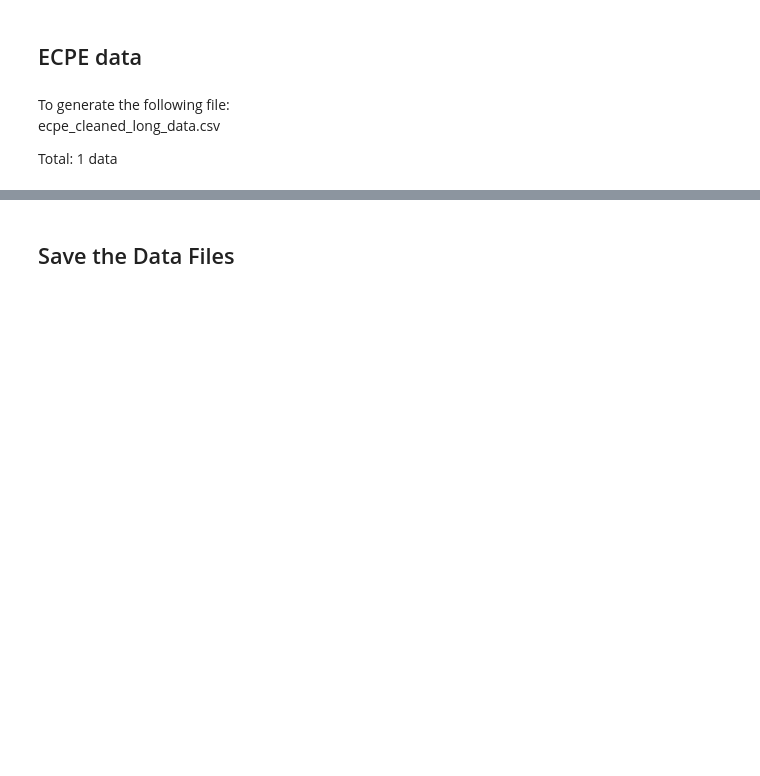
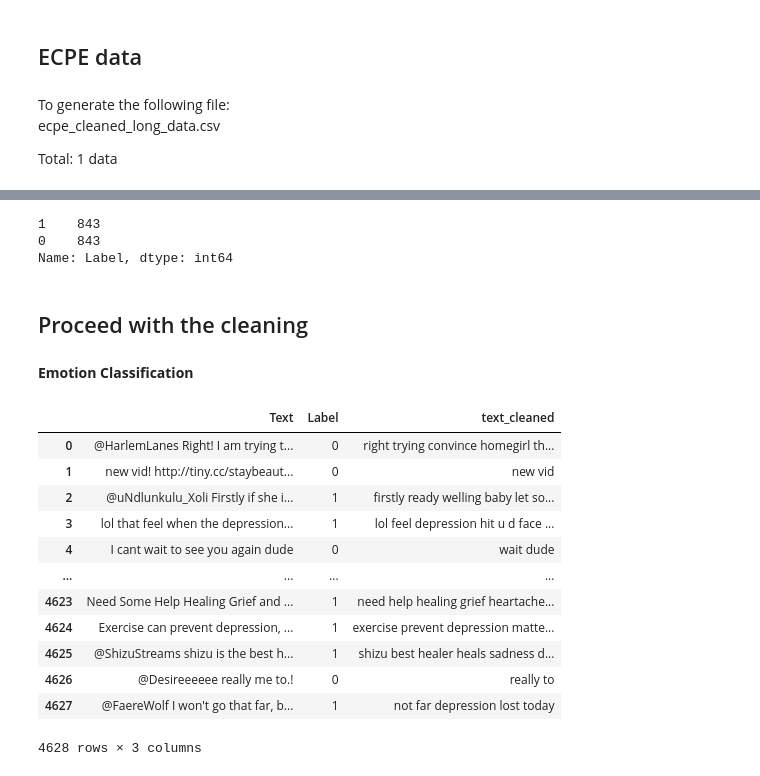
Before and after one commit to nicholasneo78/fyp-ai-for-healthcare, a Jupyter notebook: codes/data-cleaning.ipynb, the cells around one changed output, grey strips where cells are left out. Saved outputs shown, nothing was run; the diff lists cells and outputs as text; code cells hidden in the pictures; blank space fills up the shorter version.

Commit message:
saved change for data preprocessing

```diff
--- a/codes/data-cleaning.ipynb
+++ b/codes/data-cleaning.ipynb
@@ -16,0 +20,4 @@ nltk.stem.WordNetLemmatizer().lemmatize('word')
+# %%
+print(ENGLISH_STOP_WORDS_LIST)
+# remove 'not' as it is quite an import contrast word
+ENGLISH_STOP_WORDS_LIST.remove('not') # only run once
@@ -184,0 +194,13 @@ def ecpe_clean(text):
+# %%
+# load the raw data in
+toy_data = pd.read_csv('./data/toy_data.csv')
+long_text = pd.read_csv('./data/long_text_combined.csv')
+long_text_only_depressed = pd.read_csv('./data/long_text_only_depressed.csv')
+short_text = pd.read_csv('./data/short_text.csv')
+short_text_only_depressed = pd.read_csv('./data/short_text_only_depressed.csv')
+wassa_anger_train_raw = pd.read_csv('./data/wassa_anger_train_raw.csv')
+wassa_anger_dev_raw = pd.read_csv('./data/wassa_anger_dev_raw.csv')
+wassa_fear_train_raw = pd.read_csv('./data/wassa_fear_train_raw.csv')
+wassa_fear_dev_raw = pd.read_csv('./data/wassa_fear_dev_raw.csv')
+wassa_sadness_train_raw = pd.read_csv('./data/wassa_sadness_train_raw.csv')
+wassa_sadness_dev_raw = pd.read_csv('./data/wassa_sadness_dev_raw.csv')
@@ -184,0 +301,17 @@ def ecpe_clean(text):
+# %%
+# toy data
+toy_data_0 = toy_data[toy_data['Label'] == 0]
+toy_data_1 = toy_data[toy_data['Label'] == 1]
+
+# downsample the data of non-depression class to fit the number of the depression class
+toy_data_0_down = toy_data[toy_data['Label'] == 0].sample(len(toy_data_1), replace=False)
+#print(toy_data_0_down.shape)
+
+# concatenate back the data into 1 dataset
+frames = [toy_data_0_down, toy_data_1]
+toy_data_balanced = pd.concat(frames)
+
+# shuffle dataset for better data distribution
+toy_data_balanced = toy_data_balanced.sample(frac=1).reset_index(drop=True)
+#toy_data_balanced.head(3)
+toy_data_balanced['Label'].value_counts()
@@ -185,2 +341,45 @@ def ecpe_clean(text):
+# %%
+# long text data
+short_text_0 = short_text[short_text['Label'] == 0]
+short_text_1 = short_text[short_text['Label'] == 1]
+
+# downsample the data of non-depression class to fit the number of the depression class
+short_text_0_down = short_text[short_text['Label'] == 0].sample(len(short_text_1), replace=False)
+
+# concatenate back the data into 1 dataset
+frames = [short_text_0_down, short_text_1]
+short_text_balanced = pd.concat(frames)
+
+# shuffle dataset for better data distribution
+short_text_balanced = short_text_balanced.sample(frac=1).reset_index(drop=True)
+short_text_balanced['Label'].value_counts()
+# %% [output]
+1    843
+0    843
+Name: Label, dtype: int64
 # %% [markdown]
-## Save the Data Files
+## Proceed with the cleaning
+# %% [markdown]
+**Emotion Classification**
+# %%
+text_cleaned_list = []
+for i in tqdm(toy_data_balanced['Text']):
+    temp = deep_clean(i)
+    text_cleaned_list.append(temp)
+# %%
+toy_data_balanced['text_cleaned'] = text_cleaned_list
+toy_data_balanced
+# %% [output]
+|  | Text | Label | text_cleaned |
+| 0 | @HarlemLanes Right! I am trying t... | 0 | right trying convince homegirl th... |
+| 1 | new vid! http://tiny.cc/staybeaut... | 0 | new vid |
+| 2 | @uNdlunkulu_Xoli Firstly if she i... | 1 | firstly ready welling baby let so... |
+| 3 | lol that feel when the depression... | 1 | lol feel depression hit u d face ... |
+| 4 | I cant wait to see you again dude | 0 | wait dude |
+| ... | ... | ... | ... |
+| 4623 | Need Some Help Healing Grief and ... | 1 | need help healing grief heartache... |
+| 4624 | Exercise can prevent depression, ... | 1 | exercise prevent depression matte... |
+| 4625 | @ShizuStreams shizu is the best h... | 1 | shizu best healer heals sadness d... |
+| 4626 | @Desireeeeee really me to.! | 0 | really to |
+| 4627 | @FaereWolf I won't go that far, b... | 1 | not far depression lost today |
+4628 rows × 3 columns
```
Also changed, not shown: parts of 28 cells of this notebook, 23 other files.
